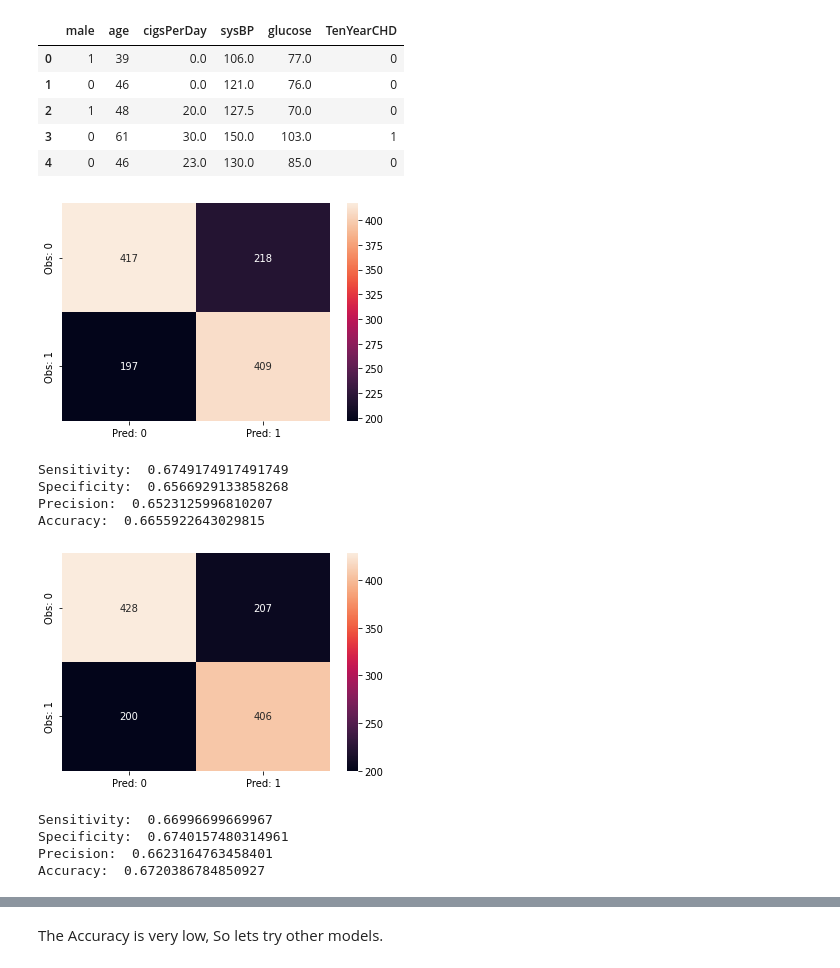
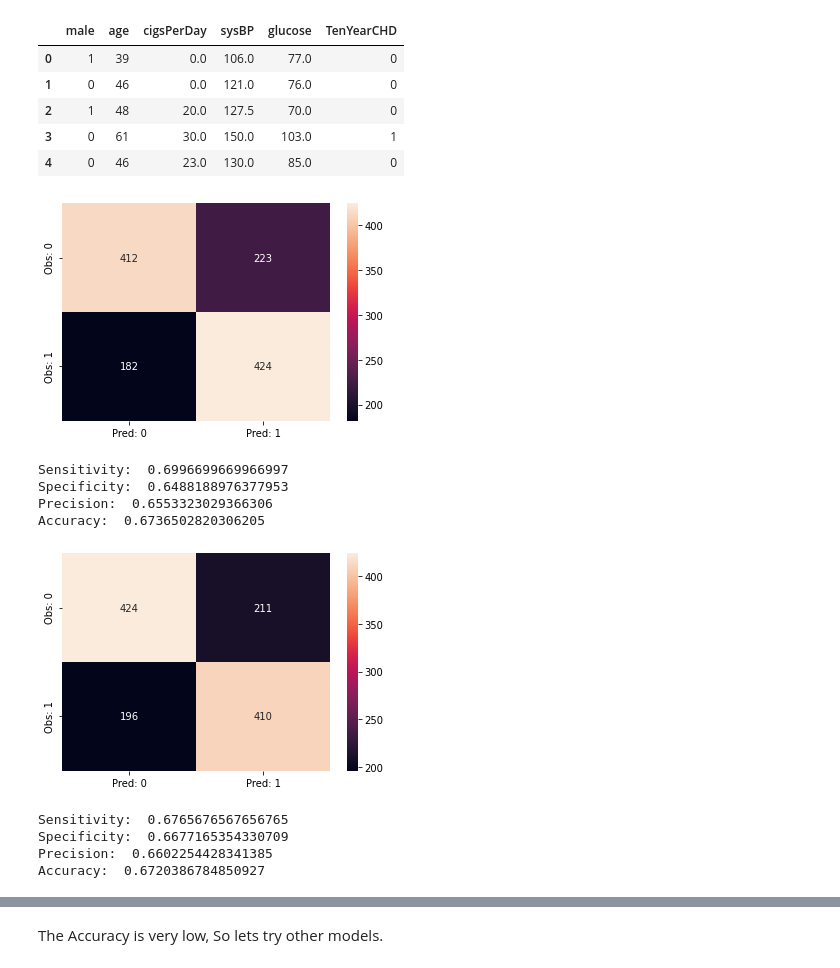
Before and after one commit to Dhruv-Chandra/Heart-Patients, a Jupyter notebook: Heart Patients.ipynb, the cells around one changed output, grey strips where cells are left out. Drawn from its saved outputs; the diff is of its cells as text; code cells hidden in the pictures.

Commit message:
Switched to RandomisedSearchCV as it is faster.

```diff
--- a/Heart Patients.ipynb
+++ b/Heart Patients.ipynb
@@ -167,7 +167,7 @@ def near_miss(x, y):
     x_near, y_near= nr.fit_resample(x, y)
     return x_near, y_near
 # %%
-def grid_search(model, params, df, encod = 'd', samp = None, cm = 'no'):
+def rand_search(model, params, df, encod = 'd', samp = None, cm = 'no'):
 
     x = df.loc[:, df.columns != target_var]
     y = df.loc[:, target_var]
@@ -195,7 +195,7 @@ def grid_search(model, params, df, encod = 'd', samp = None, cm = 'no'):
 
     x_train = sc.fit_transform(x_train)
     x_test = sc.transform(x_test)
-    grid_mod = GridSearchCV(model, param_grid=params, scoring = ['accuracy', 'f1'], cv = 10, n_jobs=-1, refit='accuracy')
+    grid_mod = RandomizedSearchCV(model, param_distributions=params, scoring = ['accuracy', 'f1'], cv = 10, n_jobs=-1, refit='accuracy')
 
     grid_mod.fit(x_train, y_train)
 
@@ -488,18 +488,18 @@ params_lg = {
     'n_jobs': [3,4],
 }
 # %%
-mod_lg_o, acc_lg_o = grid_search(model = LogisticRegression(), params =  params_lg, samp='o', df = dfp, cm='yes')
+mod_lg_o, acc_lg_o = rand_search(model = LogisticRegression(), params =  params_lg, samp='o', df = dfp, cm='yes')
 # %% [output]
-[figure, old version]
+[figure, new version]
-Sensitivity:  0.6749174917491749
-Specificity:  0.6566929133858268
-Precision:  0.6523125996810207
-Accuracy:  0.6655922643029815
+Sensitivity:  0.6996699669966997
+Specificity:  0.6488188976377953
+Precision:  0.6553323029366306
+Accuracy:  0.6736502820306205
 # %%
-mod_lg_n, acc_lg_n = grid_search(model = LogisticRegression(), params =  params_lg, samp='o', df = new_df, cm='yes')
+mod_lg_n, acc_lg_n = rand_search(model = LogisticRegression(), params =  params_lg, samp='o', df = new_df, cm='yes')
 # %% [output]
-[figure, old version]
+[figure, new version]
-Sensitivity:  0.66996699669967
-Specificity:  0.6740157480314961
-Precision:  0.6623164763458401
+Sensitivity:  0.6765676567656765
+Specificity:  0.6677165354330709
+Precision:  0.6602254428341385
 Accuracy:  0.6720386784850927
```
Also changed, not shown: parts of 16 cells of this notebook.
